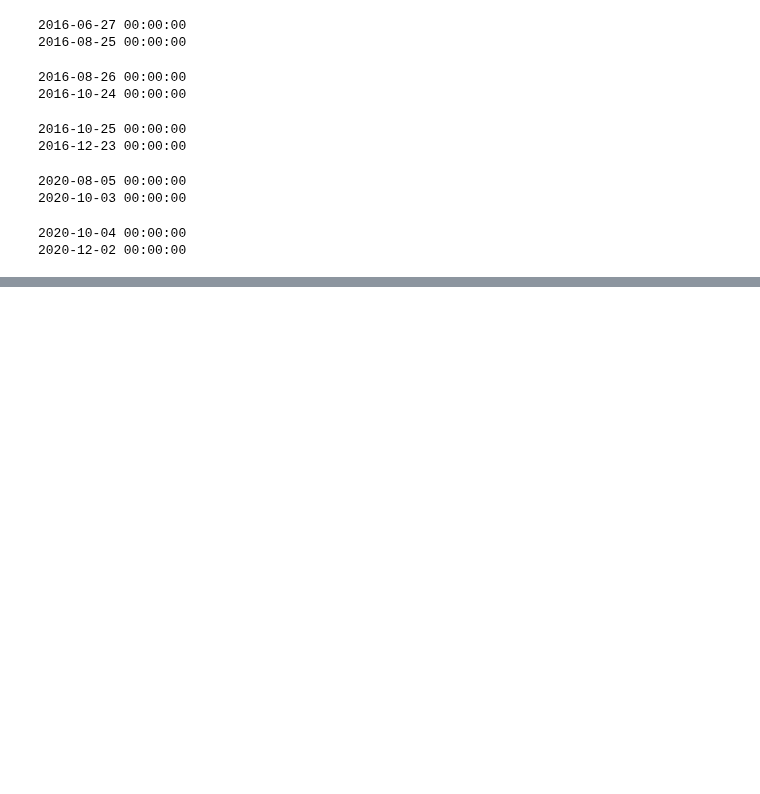
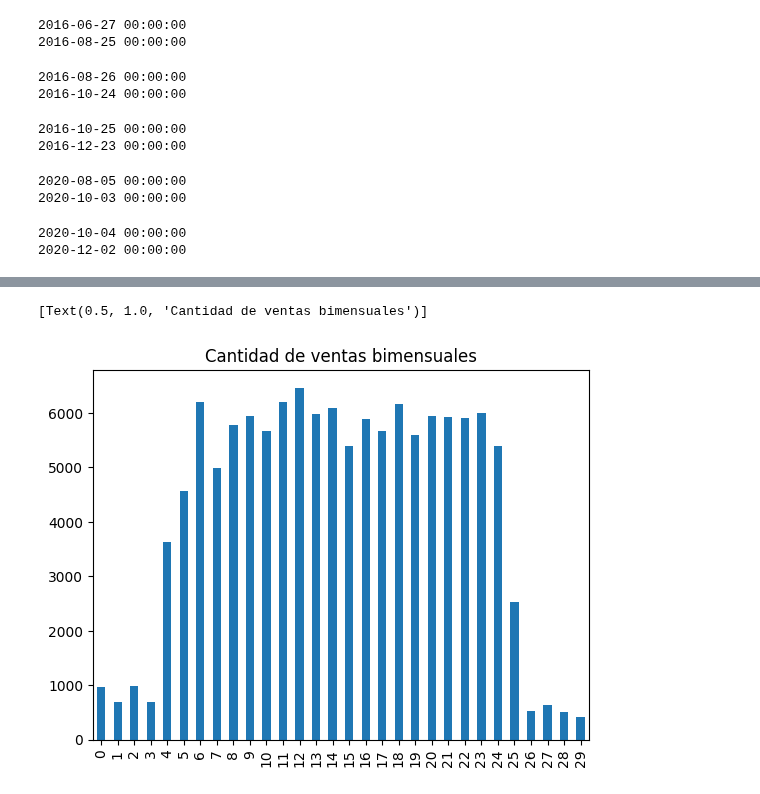
Before and after one commit to jackonedev/timeseries-project, a Jupyter notebook: data-science.ipynb, the cells around one changed output, grey strips where cells are left out. Drawn from its saved outputs; the diff is of its cells as text; code cells hidden in the pictures; blank space fills up the shorter version.

```diff
--- a/data-science.ipynb
+++ b/data-science.ipynb
@@ -215,0 +230,6 @@ train.append(test[-1])
+# %%
+# seleccion de fechas
+fechas = train[0].index
+
+fechas
+# ventas.loc[fechas] # hay fechas que no están en el index
@@ -215,0 +251,24 @@ train.append(test[-1])
+# %%
+## Fechas que faltan: [Timestamp('2016-01-13 00:00:00'), Timestamp('2016-01-14 00:00:00'), Timestamp('2016-01-15 00:00:00')
+
+pd.merge(ventas.reset_index(), muestra.reset_index(), on="Fecha", how="right").iloc[550:600]
+
+ventas_2 = pd.merge(ventas.reset_index(), muestra.reset_index(), on="Fecha", how="right")
+ventas_2.set_index("Fecha", inplace=True)
+# %%
+# seleccion de fechas
+datasets_bimensuales = []
+
+for indice in range(len(train)):
+    fechas = train[indice].index
+    datasets_bimensuales.append(ventas_2.loc[fechas].dropna()) # hay fechas que no están en el index
+
+longitud = []
+for elemento in datasets_bimensuales:
+    # print (len(elemento))
+    longitud.append(len(elemento))
+
+pd.Series(longitud).plot.bar().set(title='Cantidad de ventas bimensuales')
+# %% [output]
+[Text(0.5, 1.0, 'Cantidad de ventas bimensuales')]
+[figure, added]
```
Also changed, not shown: parts of 9 cells of this notebook, 1 other file.
